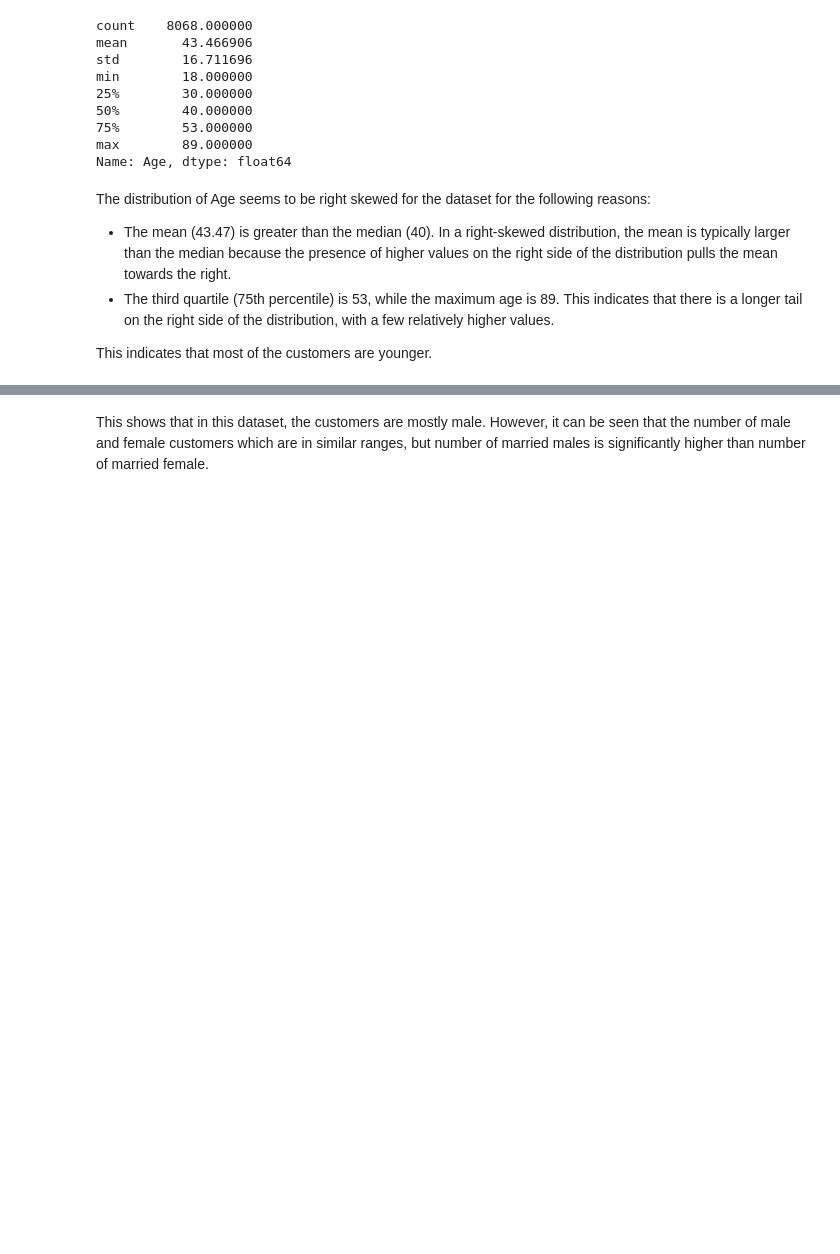
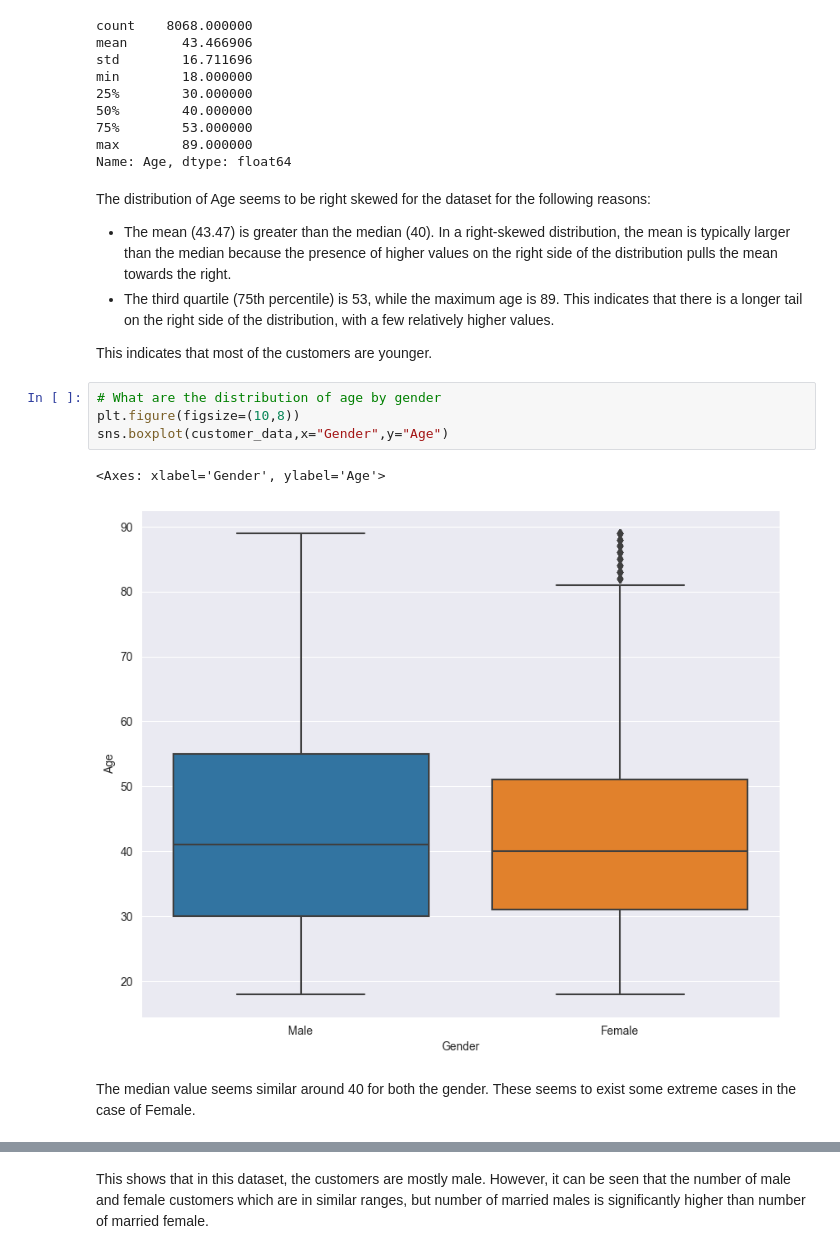
Before and after one commit to niranjanblank/CustomerSegmentation, a Jupyter notebook: eda.ipynb, the cells around one changed output, grey strips where cells are left out. Saved outputs shown, nothing was run; the diff lists cells and outputs as text; blank space fills up the shorter version.

Commit message:
Features visualized and best features selected for modelling using just visualization

```diff
--- a/eda.ipynb
+++ b/eda.ipynb
@@ -143,6 +143,15 @@ The distribution of Age seems to be right skewed for the dataset for the followi
 * The third quartile (75th percentile) is 53, while the maximum age is 89. This indicates that there is a longer tail on the right side of the distribution, with a few relatively higher values.
 
 This indicates that most of the customers are younger.
+# %%
+# What are the distribution of age by gender
+plt.figure(figsize=(10,8))
+sns.boxplot(customer_data,x="Gender",y="Age")
+# %% [output]
+<Axes: xlabel='Gender', ylabel='Age'>
+[figure, added]
+# %% [markdown]
+The median value seems similar around 40 for both the gender. These seems to exist some extreme cases in the case of Female.
 # %%
 # Which gender shops the most?
 plt.figure()
```
Also changed, not shown: parts of 19 cells of this notebook.
